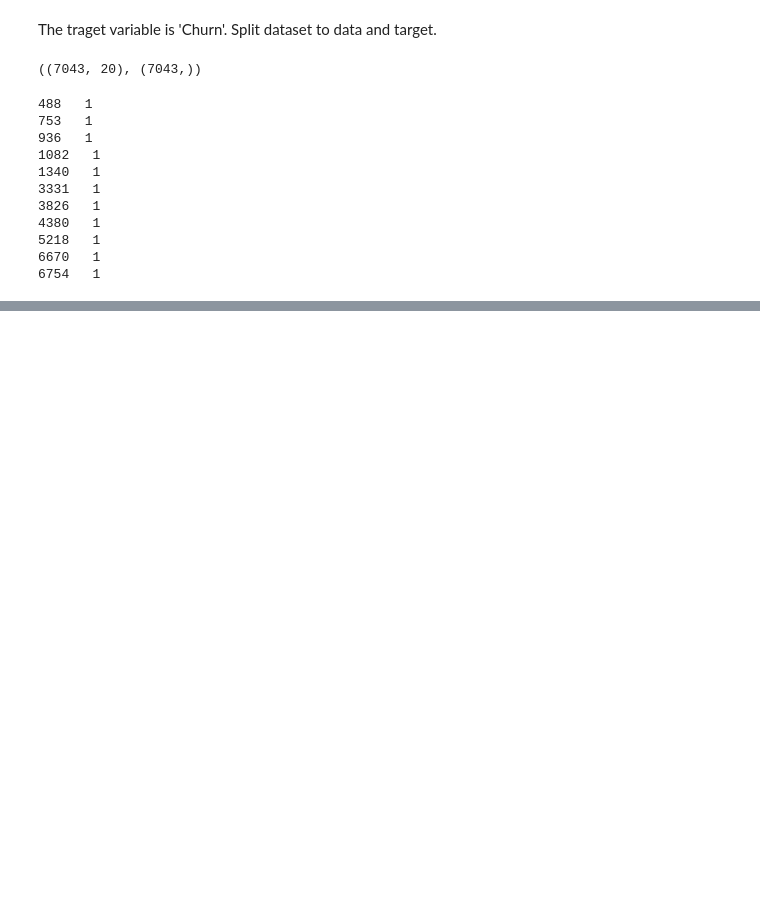
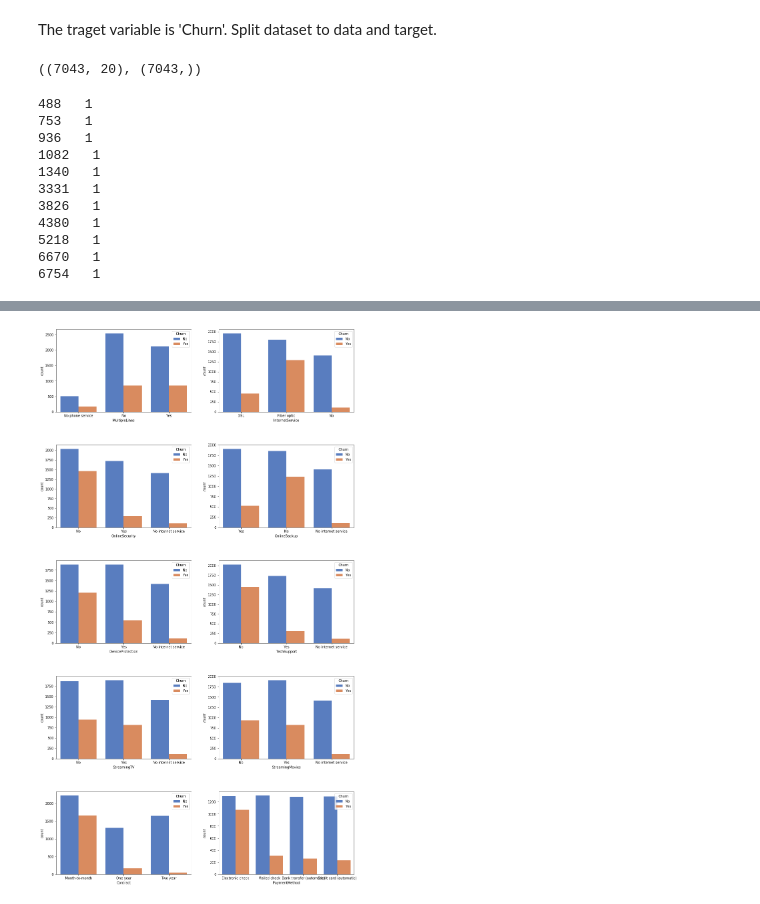
Before and after one commit to ignatl/telco_churn_kaggle_blastchar, a Jupyter notebook: telco_customer_churn.ipynb, the cells around one changed output, grey strips where cells are left out. Drawn from its saved outputs; the diff is of its cells as text; code cells hidden in the pictures; blank space fills up the shorter version.

```diff
--- a/telco_customer_churn.ipynb
+++ b/telco_customer_churn.ipynb
@@ -95,0 +102,13 @@ Name: Churn, dtype: int64
+# %%
+def build_histograms(data, features):
+    n_rows = (len(features) + 1) // 2
+    fig, axs = plt.subplots(n_rows, 2, figsize=(16, n_rows*6))
+    fig.subplots_adjust(hspace=0.4)
+    for feature, ax in zip(features, axs.flatten()):
+        sns.countplot(feature, hue='Churn', data=data, palette='muted', ax=ax)
+# %%
+cat_features = ['MultipleLines', 'InternetService', 'OnlineSecurity', 'OnlineBackup', 'DeviceProtection',
+                'TechSupport', 'StreamingTV', 'StreamingMovies', 'Contract', 'PaymentMethod']
+build_histograms(df, cat_features)
+# %% [output]
+[figure, added]
```
Also changed, not shown: parts of 13 cells of this notebook.
